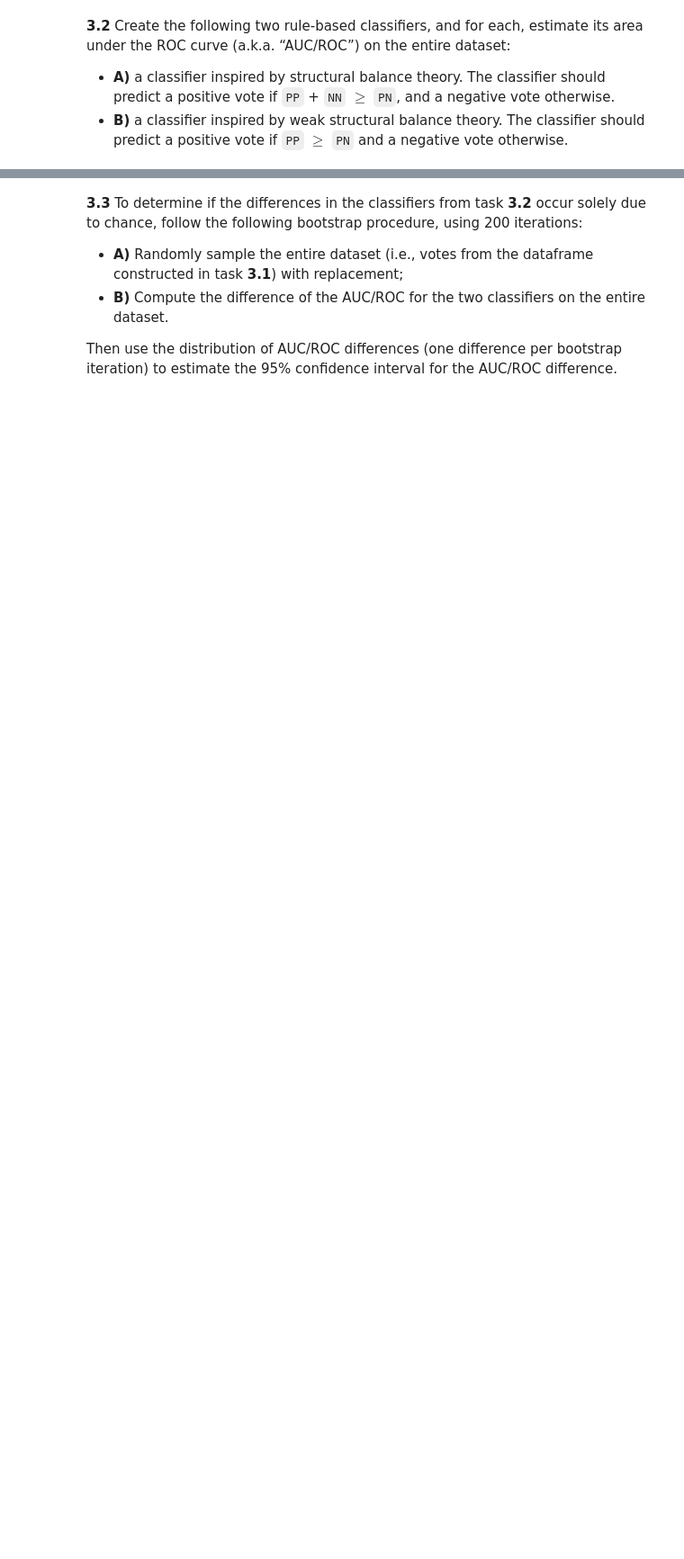
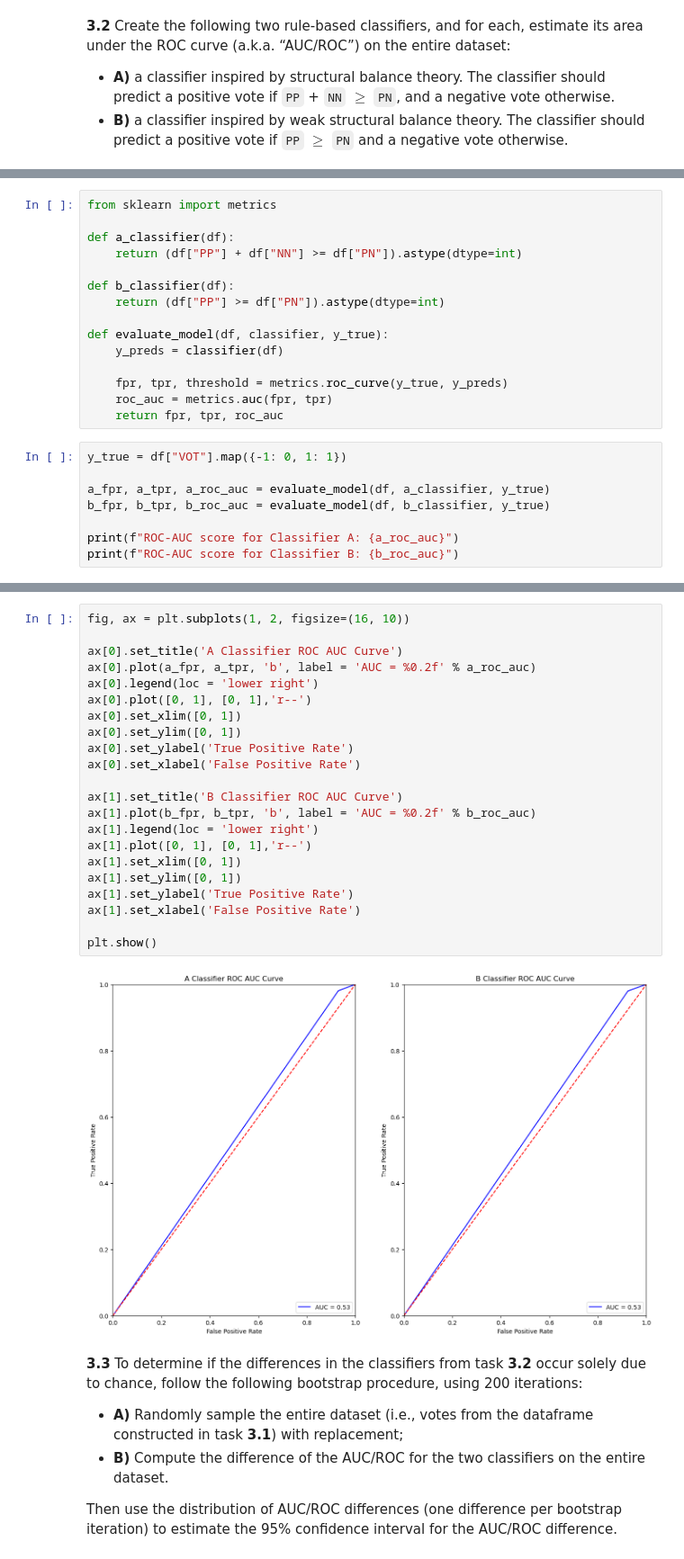
Before and after one commit to MauroPello/EPFL-ADA, a Jupyter notebook: Exams/2022/exam.ipynb, the cells around one changed output, grey strips where cells are left out. Shown at 90% size. Drawn from its saved outputs; the diff is of its cells as text; blank space fills up the shorter version.

```diff
--- a/Exams/2022/exam.ipynb
+++ b/Exams/2022/exam.ipynb
@@ -251,0 +367,23 @@ In the final part of the exam, you will leverage your machine learning and regre
+# %%
+from sklearn import metrics
+
+def a_classifier(df):
+    return (df["PP"] + df["NN"] >= df["PN"]).astype(dtype=int)
+
+def b_classifier(df):
+    return (df["PP"] >= df["PN"]).astype(dtype=int)
+
+def evaluate_model(df, classifier, y_true):
+    y_preds = classifier(df)
+
+    fpr, tpr, threshold = metrics.roc_curve(y_true, y_preds)
+    roc_auc = metrics.auc(fpr, tpr)
+    return fpr, tpr, roc_auc
+# %%
+y_true = df["VOT"].map({-1: 0, 1: 1})
+
+a_fpr, a_tpr, a_roc_auc = evaluate_model(df, a_classifier, y_true)
+b_fpr, b_tpr, b_roc_auc = evaluate_model(df, b_classifier, y_true)
+
+print(f"ROC-AUC score for Classifier A: {a_roc_auc}")
+print(f"ROC-AUC score for Classifier B: {b_roc_auc}")
@@ -252,3 +393,27 @@ In the final part of the exam, you will leverage your machine learning and regre
+# %%
+fig, ax = plt.subplots(1, 2, figsize=(16, 10))
+
+ax[0].set_title('A Classifier ROC AUC Curve')
+ax[0].plot(a_fpr, a_tpr, 'b', label = 'AUC = %0.2f' % a_roc_auc)
+ax[0].legend(loc = 'lower right')
+ax[0].plot([0, 1], [0, 1],'r--')
+ax[0].set_xlim([0, 1])
+ax[0].set_ylim([0, 1])
+ax[0].set_ylabel('True Positive Rate')
+ax[0].set_xlabel('False Positive Rate')
+
+ax[1].set_title('B Classifier ROC AUC Curve')
+ax[1].plot(b_fpr, b_tpr, 'b', label = 'AUC = %0.2f' % b_roc_auc)
+ax[1].legend(loc = 'lower right')
+ax[1].plot([0, 1], [0, 1],'r--')
+ax[1].set_xlim([0, 1])
+ax[1].set_ylim([0, 1])
+ax[1].set_ylabel('True Positive Rate')
+ax[1].set_xlabel('False Positive Rate')
+
+plt.show()
+# %% [output]
+[figure, added]
 # %% [markdown]
 **3.3** To determine if the differences in the classifiers from task **3.2** occur solely due to chance, follow the following bootstrap procedure, using 200 iterations:
 
```
Also changed, not shown: parts of 24 cells of this notebook, 1 other file.
